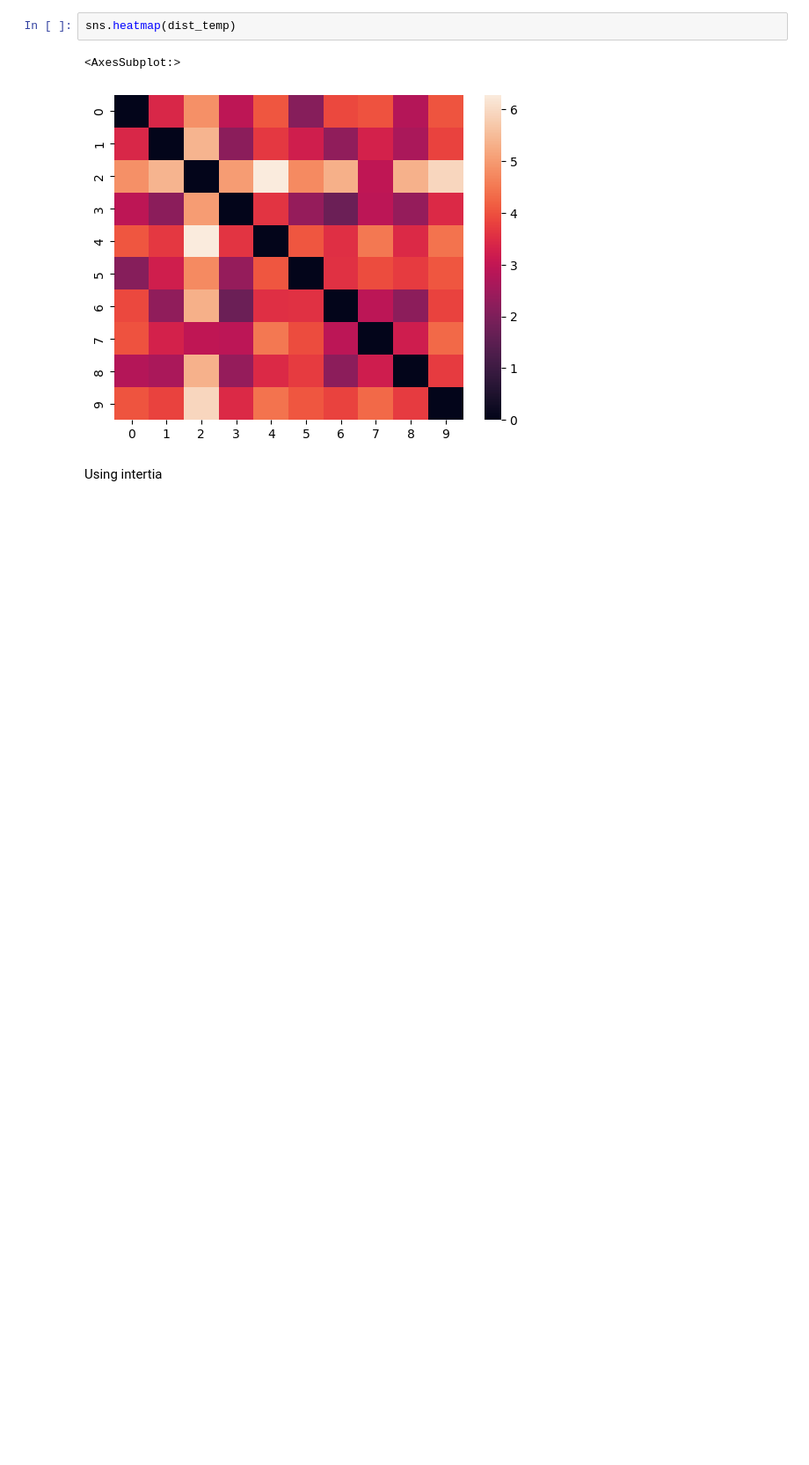
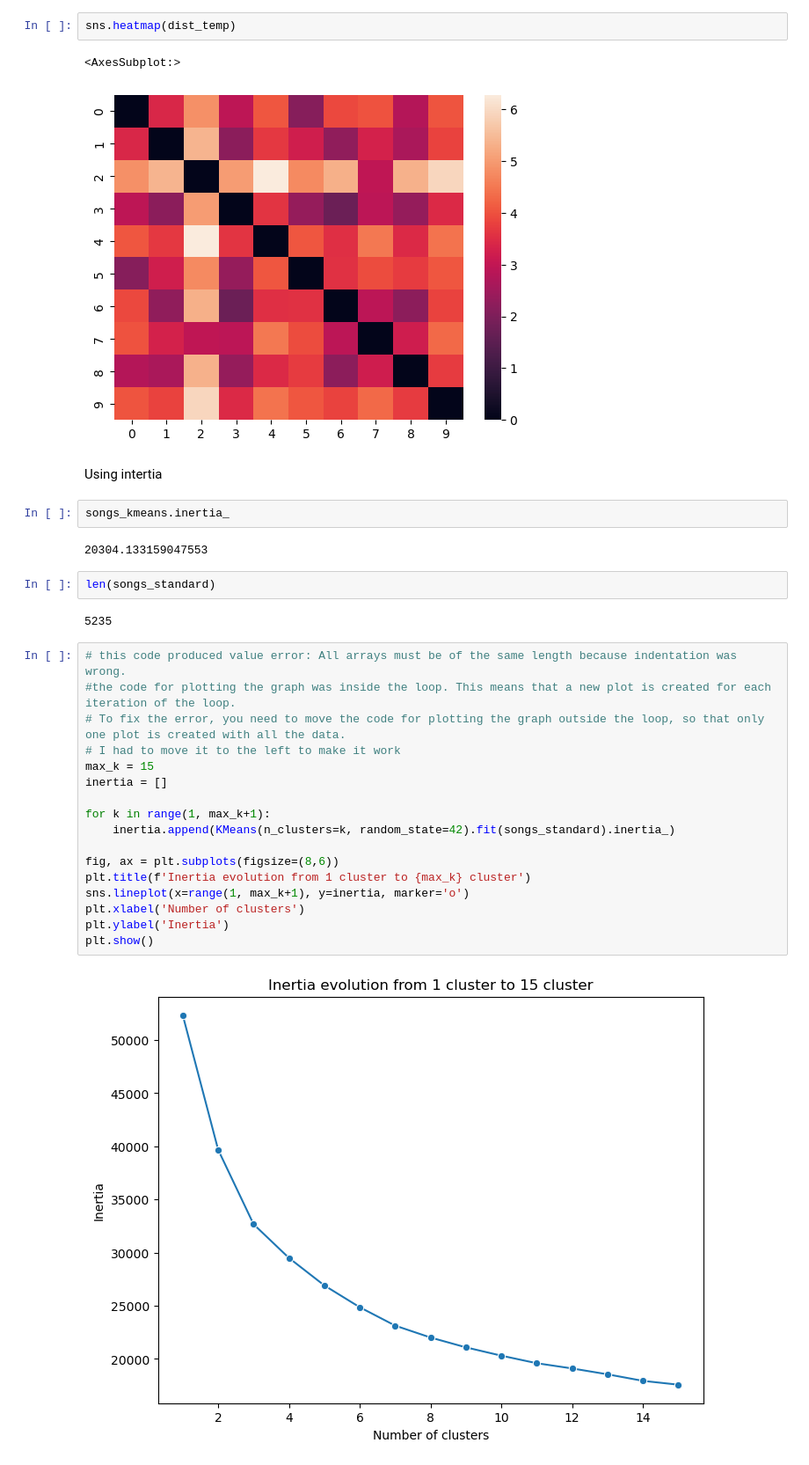
Before and after one commit to Joldon/unsupevised_ML, a Jupyter notebook: compute_distances_5000_songs.ipynb, the cells around one changed output. Shown at 88% size. Drawn from its saved outputs; the diff is of its cells as text; blank space fills up the shorter version.

Commit message:
fixed a bug in inertia loop caused by incorrect indentation

```diff
--- a/compute_distances_5000_songs.ipynb
+++ b/compute_distances_5000_songs.ipynb
@@ -251,3 +251,30 @@ sns.heatmap(dist_temp)
 [figure]
 # %% [markdown]
 Using intertia
+# %%
+songs_kmeans.inertia_
+# %% [output]
+20304.133159047553
+# %%
+len(songs_standard)
+# %% [output]
+5235
+# %%
+# this code produced value error: All arrays must be of the same length because indentation was wrong.
+#the code for plotting the graph was inside the loop. This means that a new plot is created for each iteration of the loop.
+# To fix the error, you need to move the code for plotting the graph outside the loop, so that only one plot is created with all the data.
+# I had to move it to the left to make it work
+max_k = 15
+inertia = []
+
+for k in range(1, max_k+1):
+    inertia.append(KMeans(n_clusters=k, random_state=42).fit(songs_standard).inertia_)
+
+fig, ax = plt.subplots(figsize=(8,6))
+plt.title(f'Inertia evolution from 1 cluster to {max_k} cluster')
+sns.lineplot(x=range(1, max_k+1), y=inertia, marker='o')
+plt.xlabel('Number of clusters')
+plt.ylabel('Inertia')
+plt.show()
+# %% [output]
+[figure, added]
```
Also changed, not shown: parts of 3 cells of this notebook.
